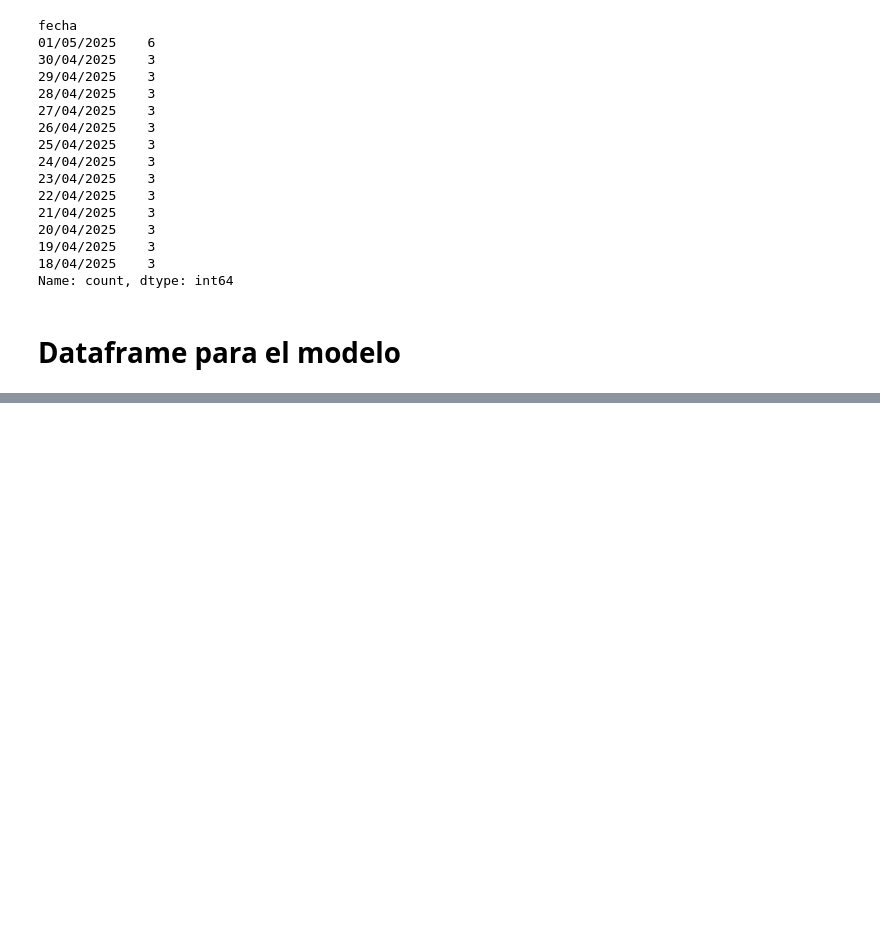
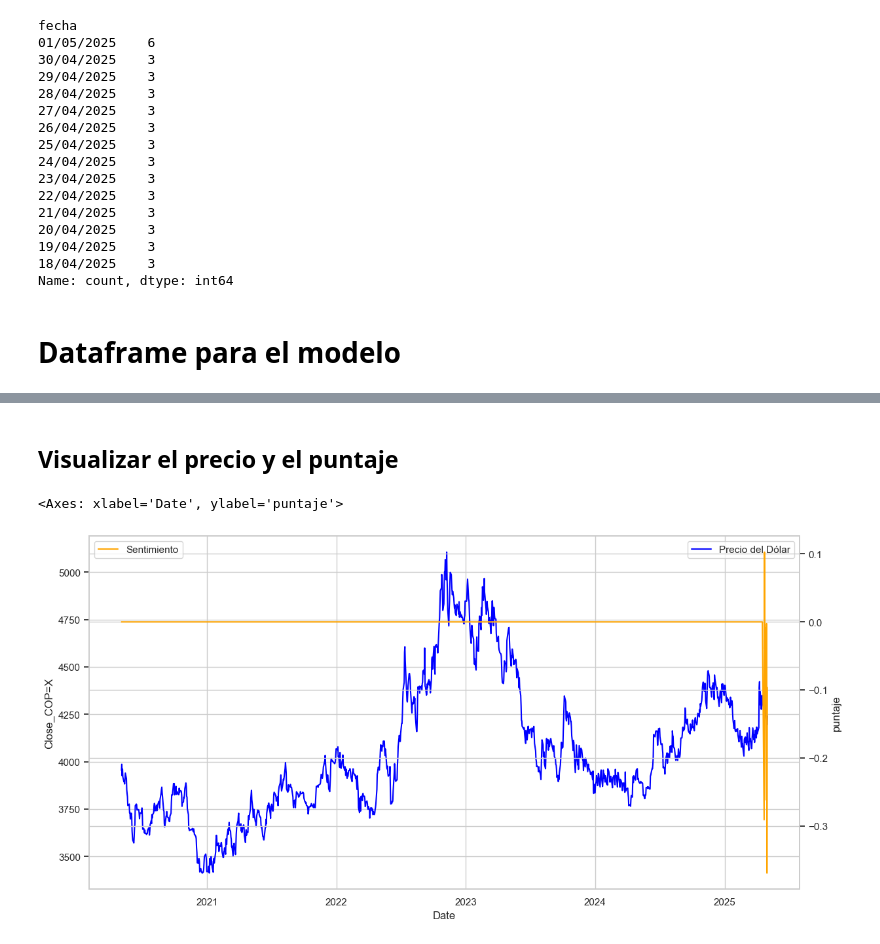
Before and after one commit to santiloc-hub/Proyecto_TRM_Dolar, a Jupyter notebook: Notebooks/02_Entrenamiento_Modelo.ipynb, the cells around one changed output, grey strips where cells are left out. Saved outputs shown, nothing was run; the diff lists cells and outputs as text; code cells hidden in the pictures; blank space fills up the shorter version.

Commit message:
Preparacion modelo

```diff
--- a/Notebooks/02_Entrenamiento_Modelo.ipynb
+++ b/Notebooks/02_Entrenamiento_Modelo.ipynb
@@ -247,0 +272,4 @@ save_to_db(df_sentiment, '../Datos/data.db', 'Noticias_Sentimiento')
+# %%
+#df_sentiment=df_sentiment[['fecha','titulo','puntaje']]
+df_sentiment=df_sentiment.groupby(['fecha']).agg({'puntaje':'mean'}).reset_index()
+df_sentiment.head(10)
@@ -247,0 +288,5 @@ save_to_db(df_sentiment, '../Datos/data.db', 'Noticias_Sentimiento')
+# %%
+df_hist = df_hist[['Date','Close_COP=X']]
+# %%
+df_hist['Date'] = pd.to_datetime(df_hist['Date'], format='%d/%m/%Y')
+df_sentiment['fecha'] = pd.to_datetime(df_sentiment['fecha'], format='%d/%m/%Y')
@@ -247,0 +299,7 @@ save_to_db(df_sentiment, '../Datos/data.db', 'Noticias_Sentimiento')
+# %%
+# Perform the inner join
+df_model = pd.merge(df_hist, df_sentiment, left_on='Date', right_on='fecha', how='left')
+df_model.drop(columns=['fecha'], inplace=True)
+df_model.fillna(0, inplace=True)
+df_model.info()
+df_model.head(10)
@@ -247,0 +328,19 @@ save_to_db(df_sentiment, '../Datos/data.db', 'Noticias_Sentimiento')
+# %% [markdown]
+## Visualizar el precio y el puntaje
+# %%
+import matplotlib.pyplot as plt
+import seaborn as sns
+
+# Configurar el estilo de los gráficos
+sns.set(style="whitegrid")
+
+# Crear una figura y un eje
+plt.figure(figsize=(14, 7))
+ax = sns.lineplot(data=df_model, x='Date', y='Close_COP=X', label='Precio del Dólar', color='blue')
+# Crear un segundo eje y
+ax2 = ax.twinx()
+# Graficar la segunda variable
+sns.lineplot(data=df_model, x='Date', y='puntaje', label='Sentimiento', color='orange', ax=ax2)
+# %% [output]
+<Axes: xlabel='Date', ylabel='puntaje'>
+[figure, added]
```
Also changed, not shown: parts of 20 cells of this notebook, 1 other file.
